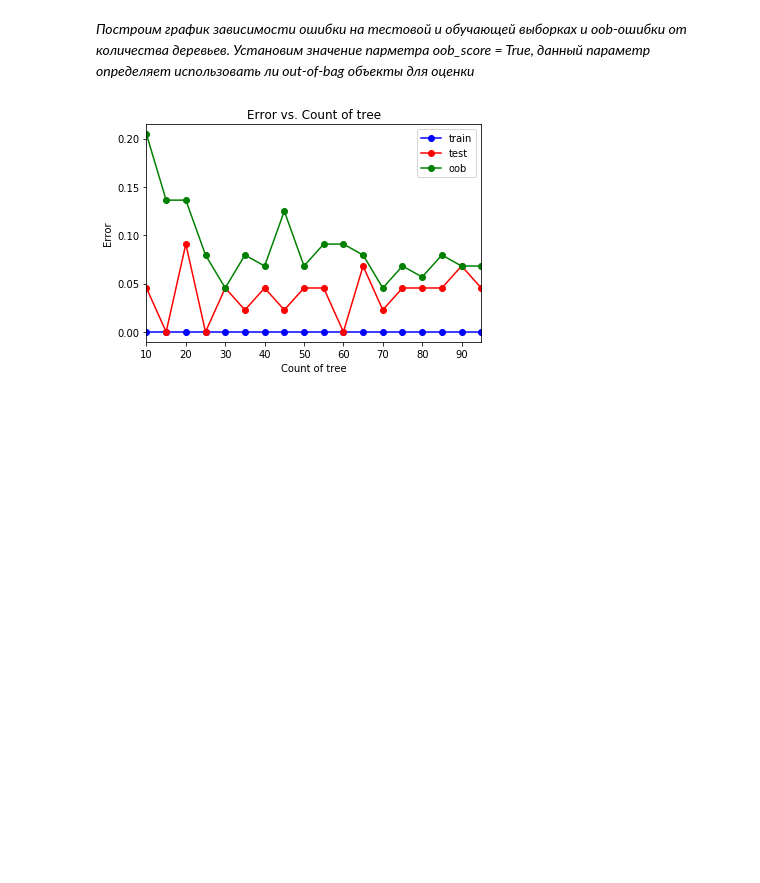
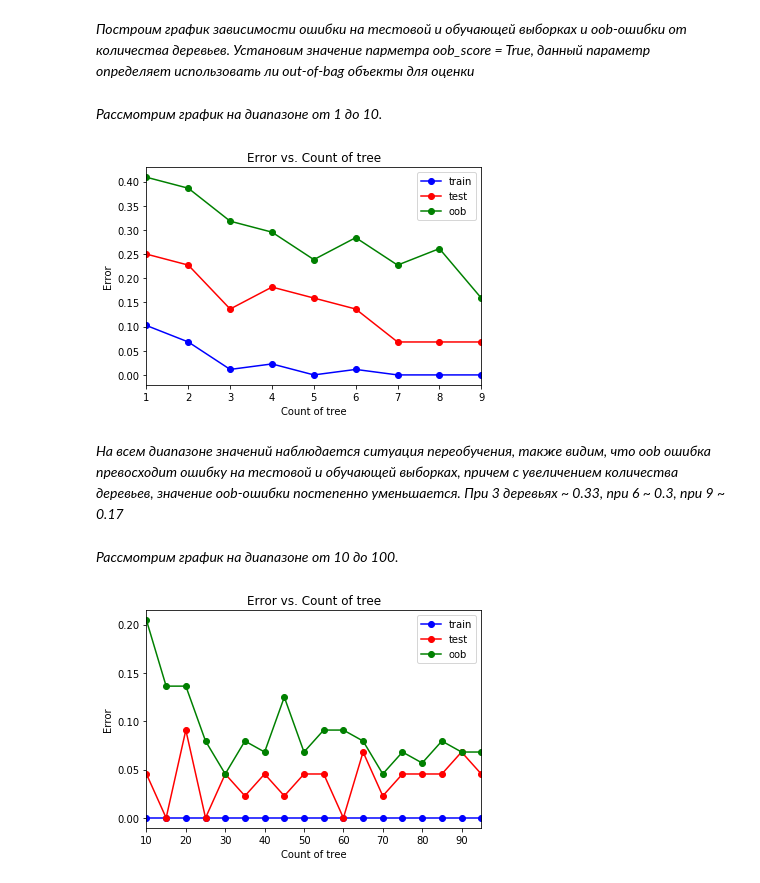
Before and after one commit to andreymarchenko/Machine-Learning-and-Data-Mining-Home-Works, a Jupyter notebook: March Madness Forecasts - Men & Women's.ipynb, the cells around one changed output. Cells and saved outputs as stored; diff of their text form; code cells hidden in the pictures; blank space fills up the shorter version.

```diff
--- a/March Madness Forecasts - Men & Women's.ipynb
+++ b/March Madness Forecasts - Men & Women's.ipynb
@@ -586,7 +586,3 @@ print(err_train, err_test)
 *На исходном наборе данных решим задачу классификации (**Определение пола команды**) при помощи нейронных сетей*
 # %% [markdown]
 *Разбиваем данные на обучающую и тестовую выборки. Тестовая выборка содержит 33% данных*
-# %%
-from sklearn.model_selection import train_test_split
-X_train, X_test, y_train, y_test = train_test_split(X, y, test_size = 0.33, random_state = 5)
-N_test, _ = X_test.shape
@@ -873,6 +899,38 @@ print("Ошибка на тестовой выборке: ", err_test)
 # %% [markdown]
 
 *Построим график зависимости ошибки на тестовой и обучающей выборках и oob-ошибки от количества деревьев. Установим значение парметра oob_score = True, данный параметр определяет использовать ли out-of-bag объекты для оценки*
+# %% [markdown]
+*Рассмотрим график на диапазоне от 1 до 10.*
+# %%
+tree_arr = np.arange(1, 10, 1)
+test_err = []
+train_err = []
+oob_err = []
+
+for tree in tree_arr:
+    rf = ensemble.RandomForestClassifier(n_estimators = tree, oob_score = True)
+    rf.fit(X_train, y_train)
+    y_train_pred = rf.predict(X_train)
+    y_test_pred = rf.predict(X_test)
+    train_err.append(np.mean(y_train != y_train_pred))
+    test_err.append(np.mean(y_test != y_test_pred))
+    oob_err.append(1 - rf.oob_score_)
+# %%
+plt.plot(tree_arr, train_err, 'b-o', label = 'train')
+plt.plot(tree_arr, test_err, 'r-o', label = 'test')
+plt.plot(tree_arr, oob_err, 'g-o', label = 'oob')
+plt.xlim([np.min(tree_arr), np.max(tree_arr)])
+plt.title('Error vs. Count of tree')
+plt.xlabel('Count of tree')
+plt.ylabel('Error')
+plt.legend()
+pass
+# %% [output]
+[figure, added]
+# %% [markdown]
+*На всем диапазоне значений наблюдается ситуация переобучения, также видим, что oob ошибка превосходит ошибку на тестовой и обучающей выборках, причем с увеличением количества деревьев, значение oob-ошибки постепенно уменьшается. При 3 деревьях ~ 0.33, при 6 ~ 0.3, при 9 ~ 0.17*
+# %% [markdown]
+*Рассмотрим график на диапазоне от 10 до 100.*
 # %%
 tree_arr = np.arange(10, 100, 5)
 test_err = []
```
Also changed, not shown: parts of 9 cells of this notebook.
